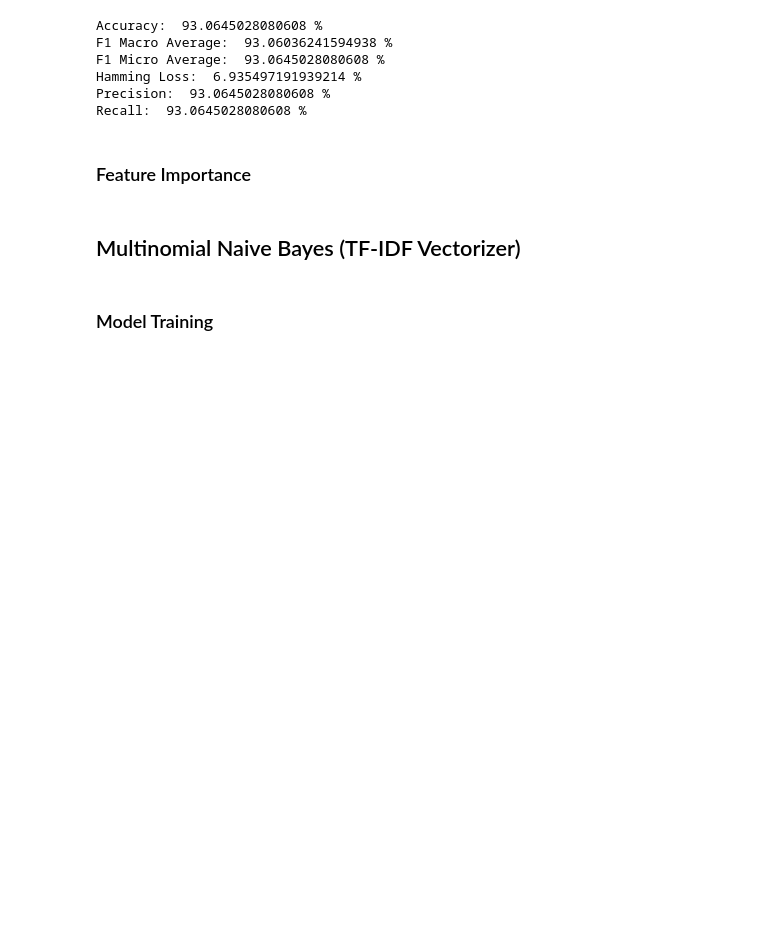
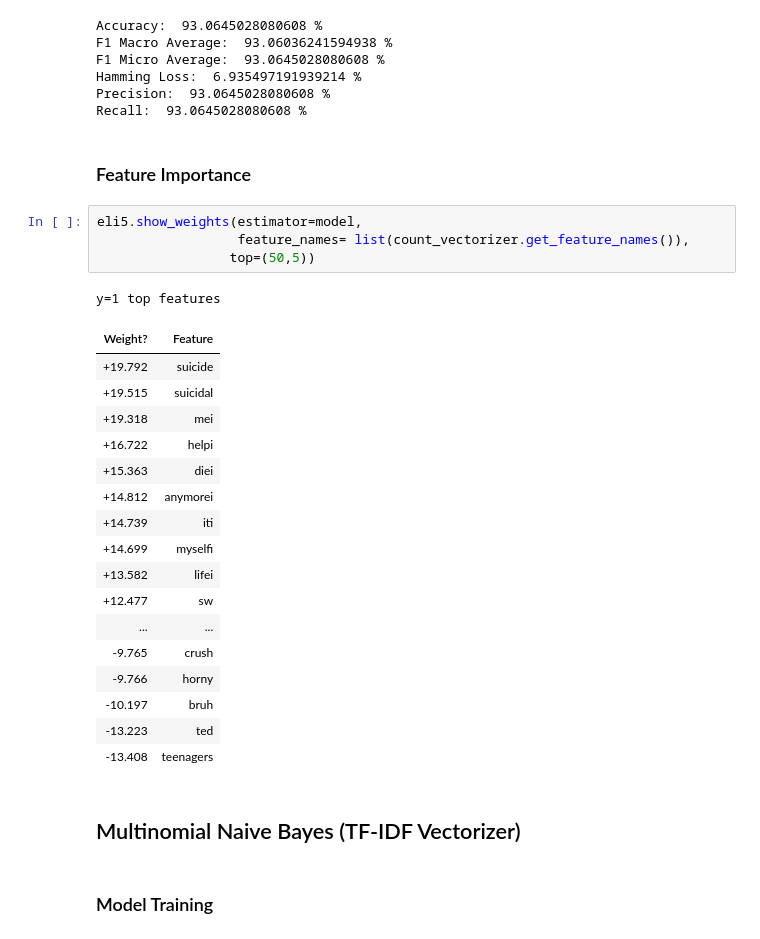
Before and after one commit to francheska-vicente/data103-project, a Jupyter notebook: ModelingPT2.ipynb, the cells around one changed output. Saved outputs shown, nothing was run; the diff lists cells and outputs as text; blank space fills up the shorter version.

```diff
--- a/ModelingPT2.ipynb
+++ b/ModelingPT2.ipynb
@@ -476,6 +492,29 @@ Precision:  93.0645028080608 %
 Recall:  93.0645028080608 %
 # %% [markdown]
 ### Feature Importance
+# %%
+eli5.show_weights(estimator=model,
+                  feature_names= list(count_vectorizer.get_feature_names()),
+                 top=(50,5))
+# %% [output]
+y=1 top features
+| Weight? | Feature |
+| +19.792 | suicide |
+| +19.515 | suicidal |
+| +19.318 | mei |
+| +16.722 | helpi |
+| +15.363 | diei |
+| +14.812 | anymorei |
+| +14.739 | iti |
+| +14.699 | myselfi |
+| +13.582 | lifei |
+| +12.477 | sw |
+| ... | ... |
+| -9.765 | crush |
+| -9.766 | horny |
+| -10.197 | bruh |
+| -13.223 | ted |
+| -13.408 | teenagers |
 # %% [markdown]
 ## Multinomial Naive Bayes (TF-IDF Vectorizer)
 # %% [markdown]
```
Also changed, not shown: parts of 12 cells of this notebook.
